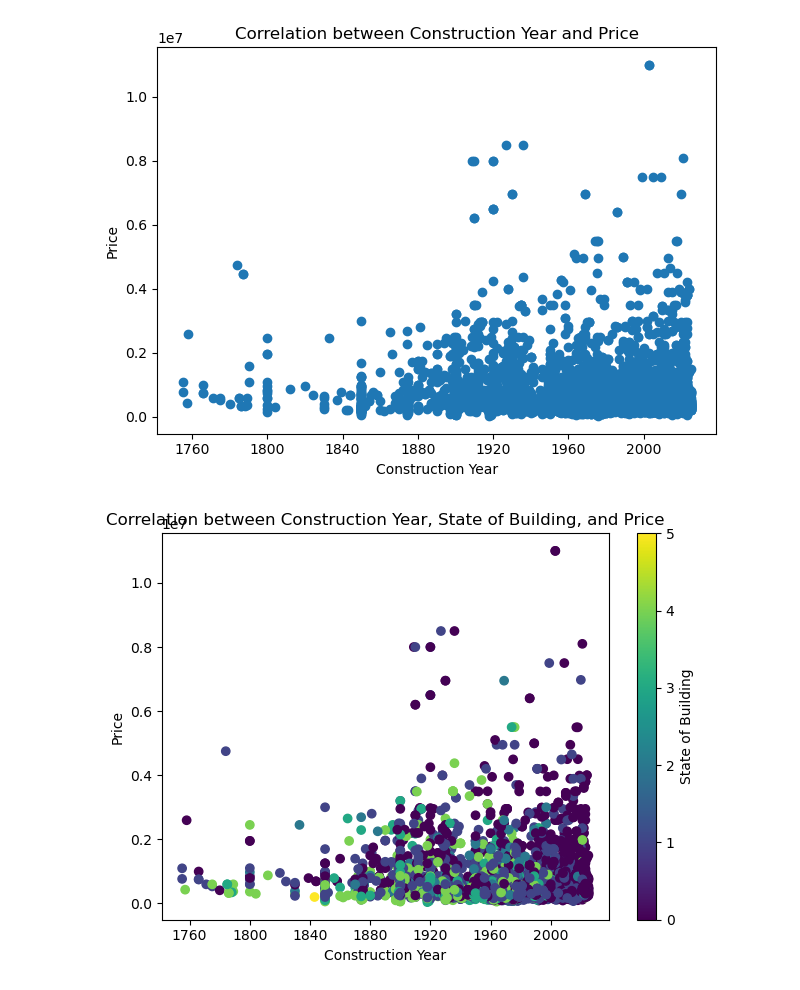
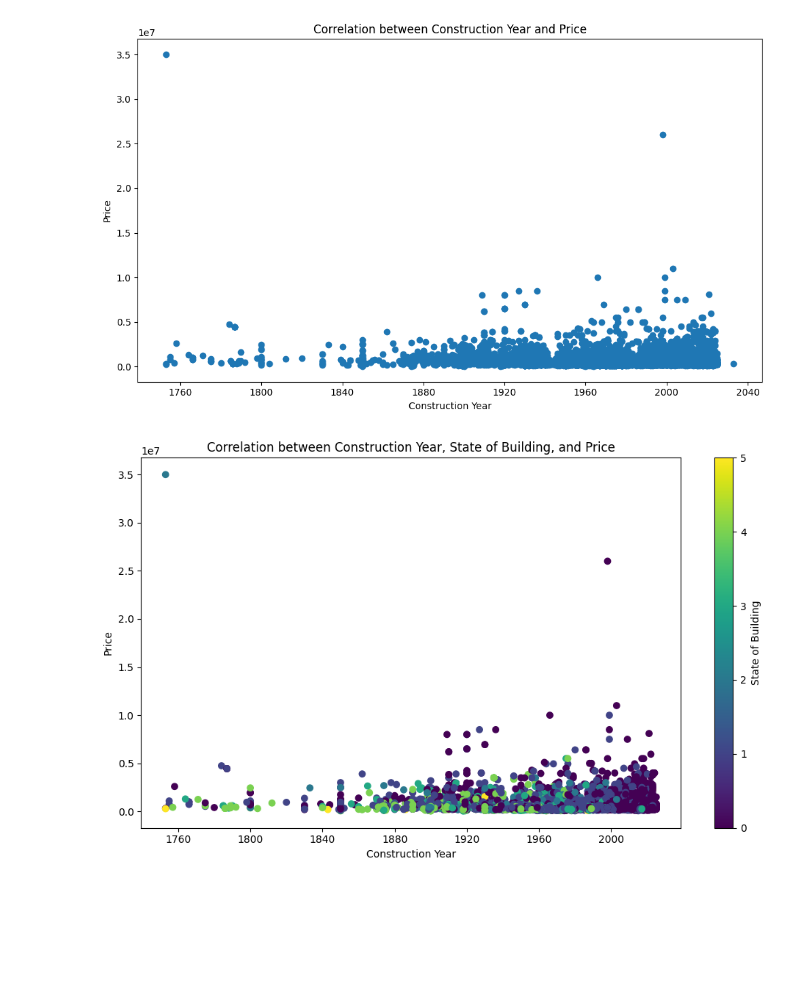
Before and after one commit to SaidKardic/challenge-data-analysis, a Jupyter notebook: Visualization_rag_Team.ipynb, the cells around one changed output. Saved outputs shown, nothing was run; the diff lists cells and outputs as text; code cells hidden in the pictures; blank space fills up the shorter version.

```diff
--- a/Visualization_rag_Team.ipynb
+++ b/Visualization_rag_Team.ipynb
@@ -7 +4,3 @@ df
+# %%
+df=pd.read_csv('updated_cleaned_data.csv')
 # %%
@@ -154,28 +134,23 @@ plt.show()
 # %%
-import pandas as pd
-import matplotlib.pyplot as plt
-
 df['Construction year'] = pd.to_datetime(df['Construction year'], format='%Y', errors='coerce')
 
 year_price = df[['Construction year', 'Price (€)']]
 
 year_price = year_price.dropna()
 
 x_min = year_price['Construction year'].min()
 x_max = year_price['Construction year'].max()
 
+plt.figure(figsize=(10, 6))
 plt.scatter(year_price['Construction year'], year_price['Price (€)'])
 plt.xlabel('Construction Year')
 plt.ylabel('Price')
 plt.title('Correlation between Construction Year and Price')
 plt.tight_layout()
 plt.show()
 # %% [output]
-[figure, old version]
+[figure, new version]
 # %%
-import pandas as pd
-import matplotlib.pyplot as plt
-
 df['Construction year'] = pd.to_datetime(df['Construction year'], format='%Y', errors='coerce')
 
 building_price_year = df[['Construction year', 'Building condition', 'Price (€)']]
@@ -185,6 +160,7 @@ building_price_year = building_price_year.dropna()
 x_min = building_price_year['Construction year'].min()
 x_max = building_price_year['Construction year'].max()
 
+plt.figure(figsize=(10, 6))
 plt.scatter(building_price_year['Construction year'], building_price_year['Price (€)'], c=building_price_year['Building condition'].astype('category').cat.codes, cmap='viridis')
 plt.xlabel('Construction Year')
 plt.ylabel('Price')
@@ -193,5 +169,5 @@ plt.colorbar(label='State of Building')
 plt.tight_layout()
 plt.show()
 # %% [output]
-[figure, old version]
+[figure, new version]
 # %%
```
Also changed, not shown: parts of 13 cells of this notebook, 2 other files.
